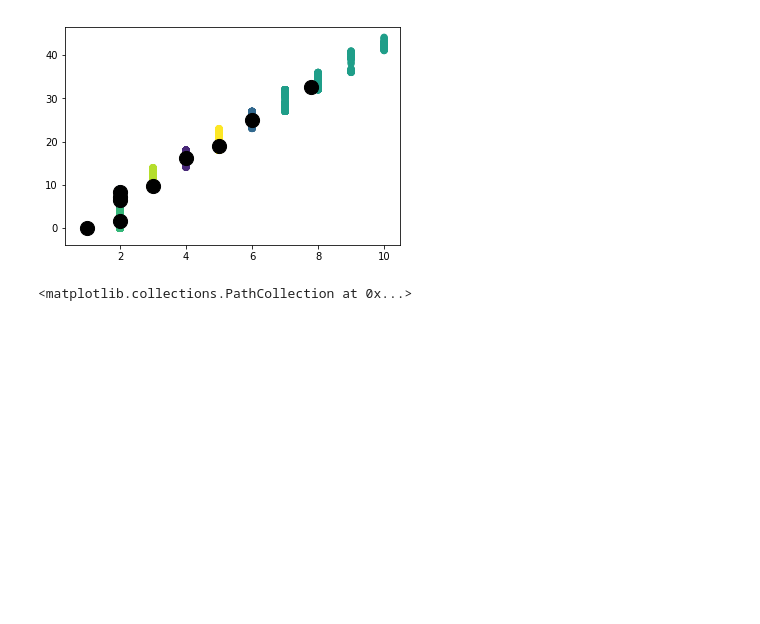
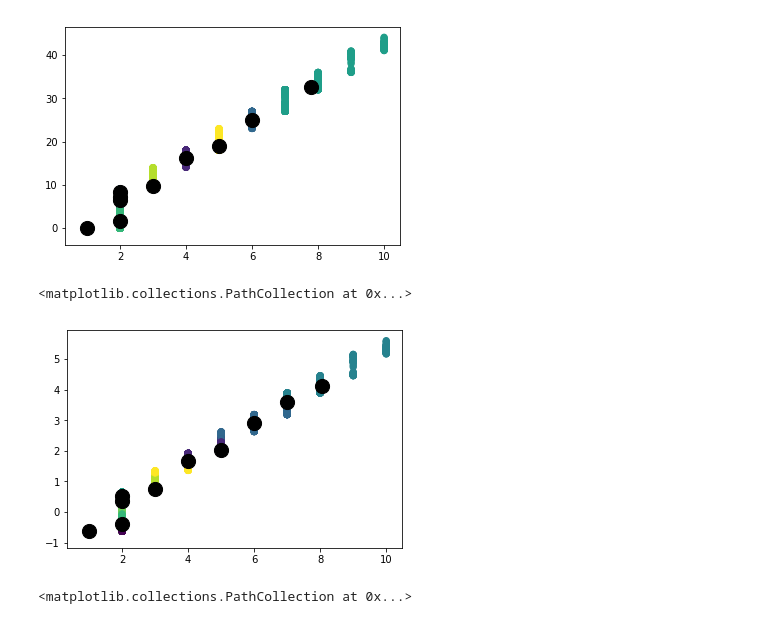
Before and after one commit to natwille1/Solar_Energy_Prediction, a Jupyter notebook: india_dataset_clustering.ipynb, the cells around one changed output. Cells and saved outputs as stored; diff of their text form; code cells hidden in the pictures; blank space fills up the shorter version.

```diff
--- a/india_dataset_clustering.ipynb
+++ b/india_dataset_clustering.ipynb
@@ -279,6 +313,18 @@ plt.scatter(centers[:, 0], centers[:, 1], c='black', s=200, alpha=1)
 # %% [output]
 <matplotlib.collections.PathCollection at 0x...>
 [figure]
+# %%
+### Scaled variables
+
+gmm = GaussianMixture(n_components=10).fit(states_scaled)
+centers = gmm.means_
+
+
+plt.scatter(states_scaled[:,0], states_scaled[:,1], c=labels, s=40, cmap='viridis')
+plt.scatter(centers[:, 0], centers[:, 1], c='black', s=200, alpha=1)
+# %% [output]
+<matplotlib.collections.PathCollection at 0x...>
+[figure, added]
 # %%
 def draw_ellipse(position, covariance, ax=None, **kwargs):
     """Draw an ellipse with a given position and covariance"""
```
Also changed, not shown: parts of 15 cells of this notebook.
